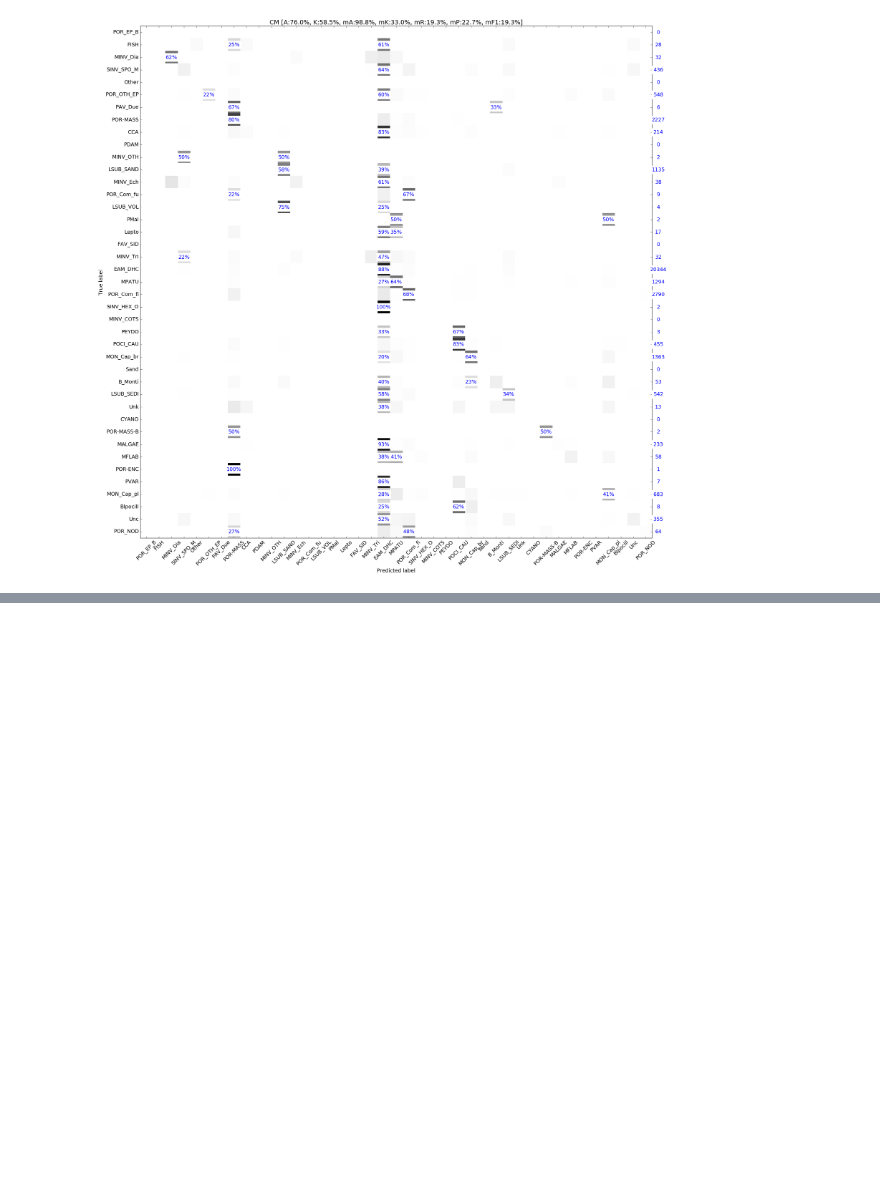
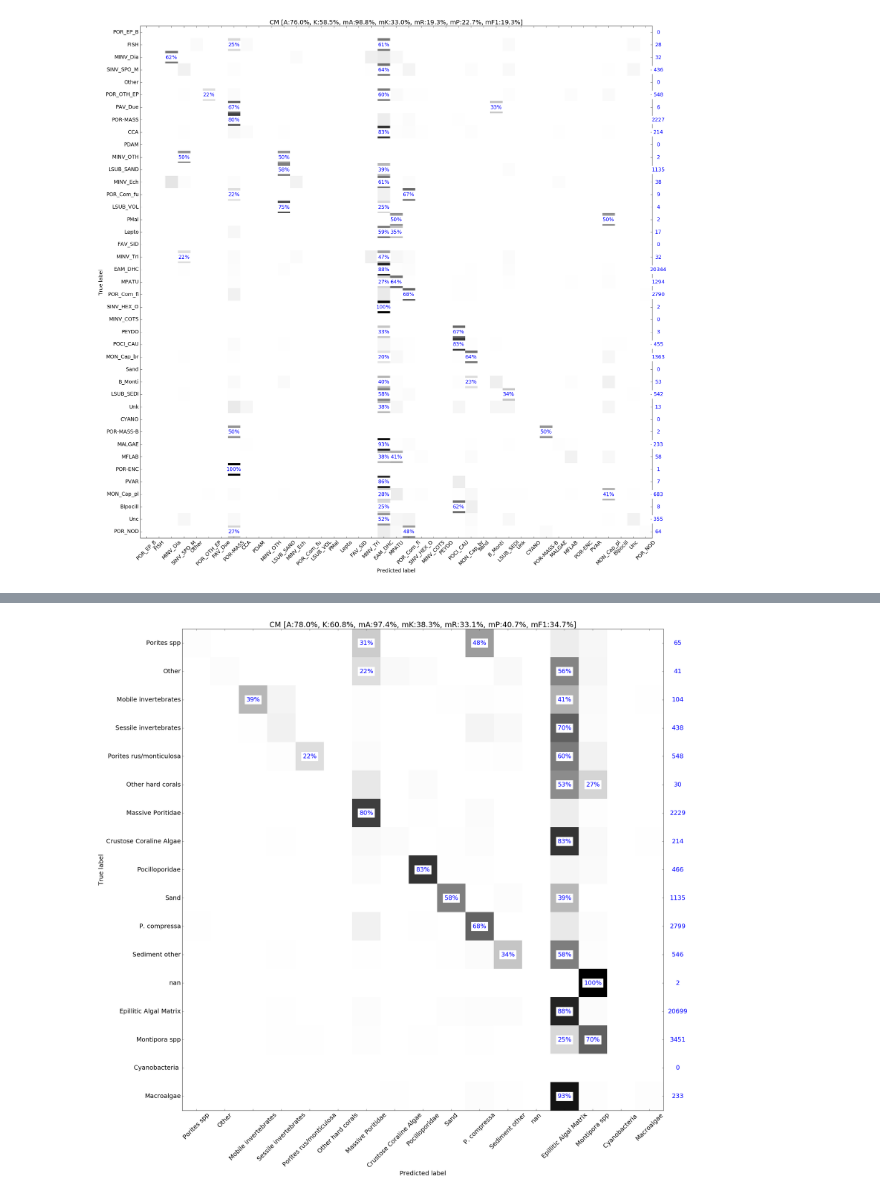
Before and after one commit to mgonzalezrivero/reef_learning, a Jupyter notebook: notebooks/Compared_network_configuration.ipynb, the cells around one changed output, grey strips where cells are left out. Cells and saved outputs as stored; diff of their text form; code cells hidden in the pictures; blank space fills up the shorter version.

```diff
--- a/notebooks/Compared_network_configuration.ipynb
+++ b/notebooks/Compared_network_configuration.ipynb
@@ -242,0 +226,48 @@ display(df)
+# %%
+import reef_learning.deeplearning_wrappers.catlin_tools as ct
+
+#Set parameters
+#File mapping the labelset to a condensed set of labels (see above)
+labelset_map_file='labelset_hawaii.csv'
+getVar = lambda searchList, ind: [searchList[i] for i in ind]
+
+#Selected Net based on the evalaution of experiments (above)
+selNet=getVar(loglist, [0])
+selNet=osp.dirname("".join(selNet))
+
+#Labelset orginally used to train the Net
+labelset=ct.get_labelset(basedir,region)
+#heading on labelset_map_file to be used to define the new labelset
+newlabel='tier3_name'
+
+#Get classifications estimated by the net and manual annotations on test images
+(gtlist, estlist, scorelist) = pload(selNet+'/predictions_on_test.p')
+
+## Create confusion martix for the full labelset
+cm = confmatrix.ConfMatrix(len(labelset), labelset = labelset)
+cm.add(gtlist, estlist)
+
+##Collapse confusion matrix
+lsmap=pd.DataFrame.from_csv(osp.join(basedir,region,labelset_map_file)).reset_index()
+labelset=pd.DataFrame(labelset, columns=["label"])
+lsmap = lsmap.set_index('label')
+lsmap = lsmap.reindex(index=labelset['label'])
+lsmap = lsmap.reset_index()
+labels=lsmap[newlabel]
+label_to_number = defaultdict(partial(next, count(0)))
+cmap=[(label_to_number[label],label) for label in labels]
+collapsemap=[int(i[0]) for i in cmap]
+collapsemap=np.array(map(int, collapsemap))
+cmc=cm.collapse(collapsemap)
+cmap=set(cmap)
+cmap = sorted(list(cmap), key=lambda tup: tup[0])
+labelsetc = [str(i[1]) for i in cmap]
+cm2= confmatrix.ConfMatrix(len(labelsetc), labelset = labelsetc)
+for x in range(cmc.shape[0]):
+    for y in range(cmc.shape[1]):
+        cm2.cm[x,y]=cmc[x,y]
+
+#Display collapsed confusion matrix
+cm2.show(threshold = 20, fontsize=18)
+# %% [output]
+[figure, added]
```
Also changed, not shown: parts of 9 cells of this notebook, 11 other files.
